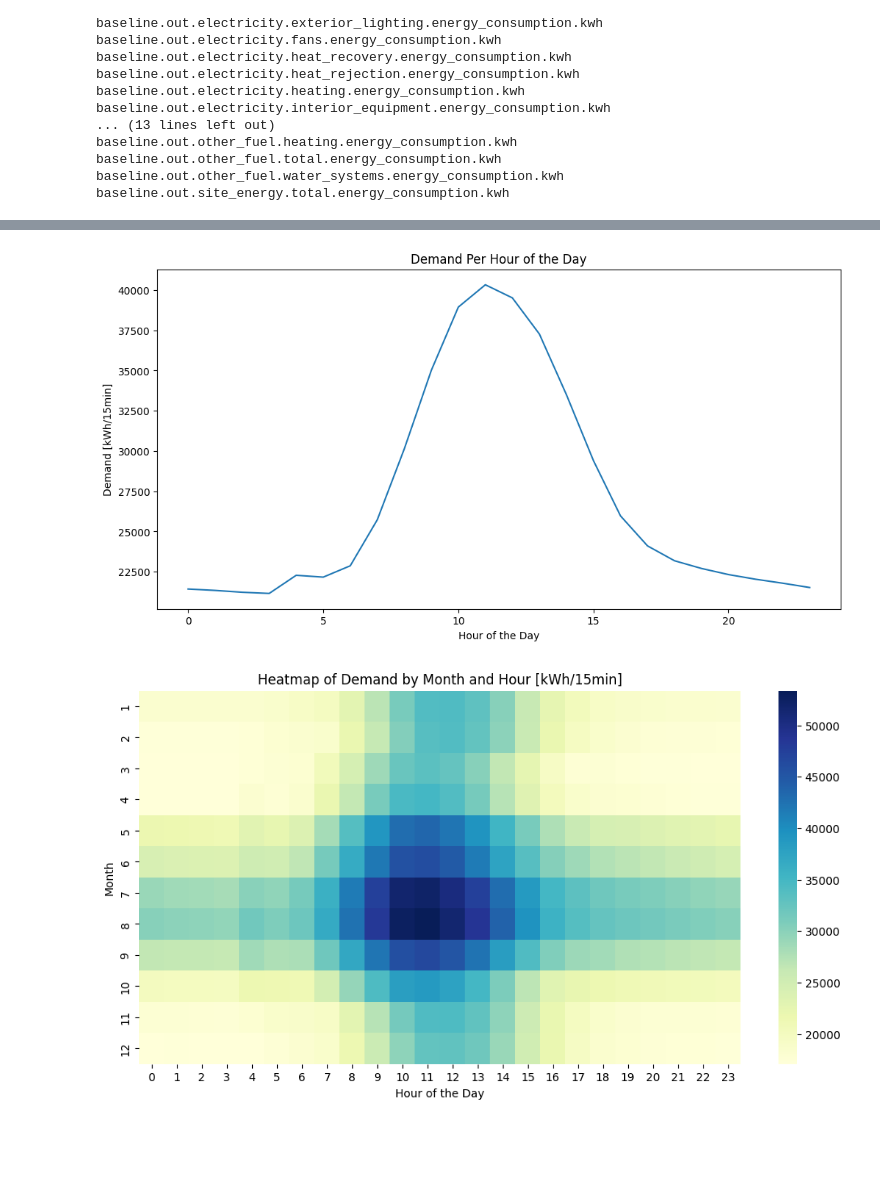
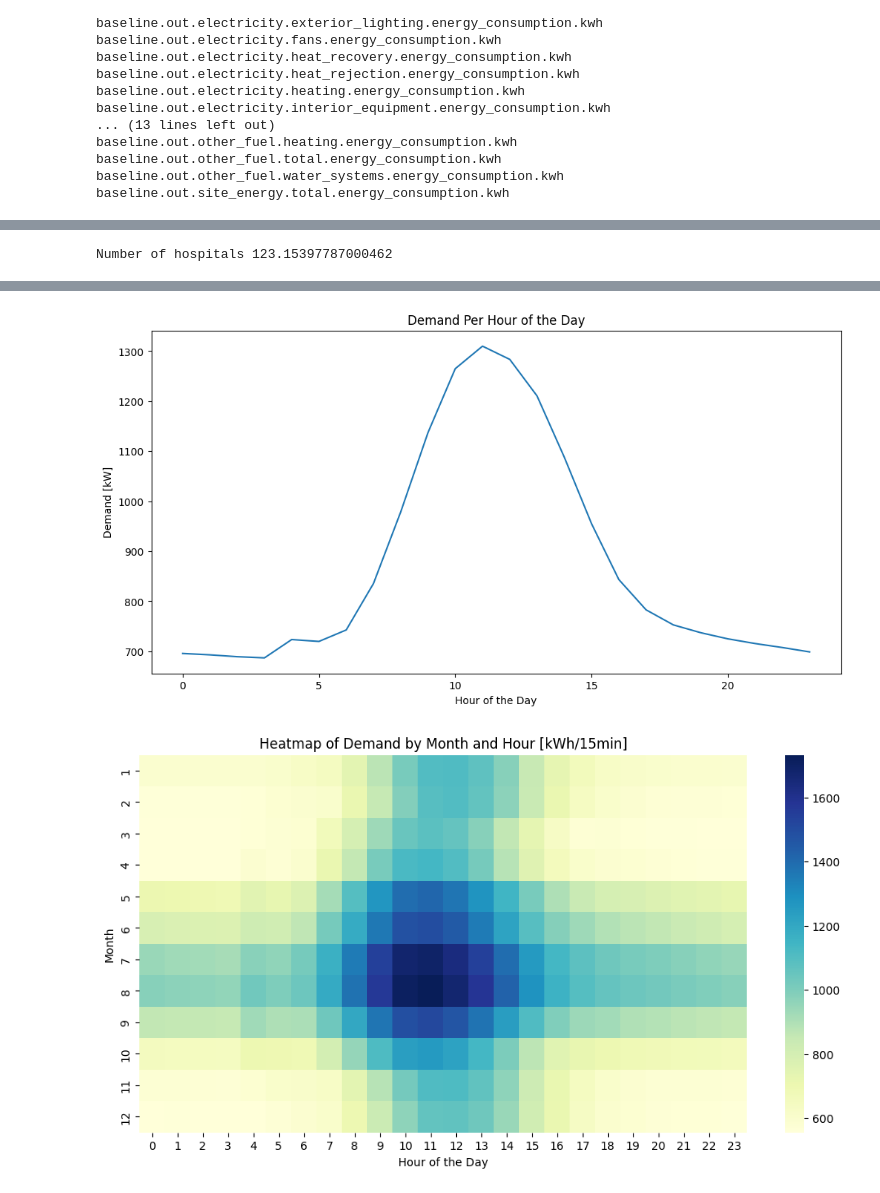
Before and after one commit to JonasSchweiger/Power_Outages_Code, a Jupyter notebook: Power_Outages_new.ipynb, the cells around one changed output, grey strips where cells are left out. Cells and saved outputs as stored; diff of their text form; code cells hidden in the pictures; blank space fills up the shorter version.

Commit message:
typical hospital

```diff
--- a/Power_Outages_new.ipynb
+++ b/Power_Outages_new.ipynb
@@ -1102,3 +1107,16 @@ np.float64(942990008.5506254)
+# %%
+average_hospital_size = 247000 #square feet
+average_demand_per_sq_ft = 31 # kWh/sq ft
+yearly_hospital_demand = average_hospital_size * average_demand_per_sq_ft
+
+scaling_factor = yearly_hospital_demand/ total_electricity_demand_hospital_massachusetts['hospital_demand_ma'].sum()
+
+electricity_demand_typical_hospital_ma = total_electricity_demand_hospital_massachusetts[['timestamp']].copy()
+electricity_demand_typical_hospital_ma['hospital_demand_ma'] = total_electricity_demand_hospital_massachusetts['hospital_demand_ma'] * scaling_factor *4 # Watch out! Everything is in kW now!!
+electricity_demand_typical_hospital_ma.head()
+print(f'Number of hospitals {1/scaling_factor}')
+# %% [output]
+Number of hospitals 123.15397787000462
 # %%
 import pandas as pd
 import matplotlib.pyplot as plt
@@ -1107,38 +1125,38 @@ import seaborn as sns
 # Assuming your DataFrame is already loaded and named 'total_electricity_demand_hospital_massachusetts'
 
 # Convert the 'timestamp' column to datetime if it's not already in datetime format
-total_electricity_demand_hospital_massachusetts['timestamp'] = pd.to_datetime(total_electricity_demand_hospital_massachusetts['timestamp'])
+electricity_demand_typical_hospital_ma['timestamp'] = pd.to_datetime(electricity_demand_typical_hospital_ma['timestamp'])
 
 # Set the 'timestamp' column as the index for easier time-based operations
-total_electricity_demand_hospital_massachusetts.set_index('timestamp', inplace=True)
+electricity_demand_typical_hospital_ma.set_index('timestamp', inplace=True)
 
 # 1. Demand Over the Year
 plt.figure(figsize=(12, 6))
-total_electricity_demand_hospital_massachusetts['hospital_demand_ma'].resample('D').mean().plot()
+electricity_demand_typical_hospital_ma['hospital_demand_ma'].resample('D').mean().plot()
 plt.title('Demand Over the Year')
 plt.xlabel('Year')
-plt.ylabel('Demand [kWh/15min]')
+plt.ylabel('Demand [kW]')
 plt.show()
 
 # 2. Demand Per Month
 plt.figure(figsize=(12, 6))
-total_electricity_demand_hospital_massachusetts['hospital_demand_ma'].resample('M').mean().plot()
+electricity_demand_typical_hospital_ma['hospital_demand_ma'].resample('M').mean().plot()
 plt.title('Demand Per Month')
 plt.xlabel('Month')
-plt.ylabel('Demand [kWh/15min]')
+plt.ylabel('Demand [kW]')
 plt.show()
 
 # 3. Demand Per Hour of the Day
 plt.figure(figsize=(12, 6))
-total_electricity_demand_hospital_massachusetts['hospital_demand_ma'].groupby(total_electricity_demand_hospital_massachusetts.index.hour).mean().plot()
+electricity_demand_typical_hospital_ma['hospital_demand_ma'].groupby(electricity_demand_typical_hospital_ma.index.hour).mean().plot()
 plt.title('Demand Per Hour of the Day')
 plt.xlabel('Hour of the Day')
-plt.ylabel('Demand [kWh/15min]')
+plt.ylabel('Demand [kW]')
 plt.show()
 
 # 4. Heatmap with Month as x-axis, Hour of the Day as y-axis, and Colorscheme According to Demand
 # Prepare data for the heatmap
-heatmap_data = total_electricity_demand_hospital_massachusetts['hospital_demand_ma'].groupby([total_electricity_demand_hospital_massachusetts.index.month, total_electricity_demand_hospital_massachusetts.index.hour]).mean().unstack()
+heatmap_data = electricity_demand_typical_hospital_ma['hospital_demand_ma'].groupby([electricity_demand_typical_hospital_ma.index.month, electricity_demand_typical_hospital_ma.index.hour]).mean().unstack()
 
 plt.figure(figsize=(12, 6))
 sns.heatmap(heatmap_data, cmap="YlGnBu")
@@ -1152,2 +1170,2 @@ plt.show()
-[figure, old version]
+[figure, new version]
-[figure, old version]
+[figure, new version]
```
Also changed, not shown: parts of 2 cells of this notebook.
